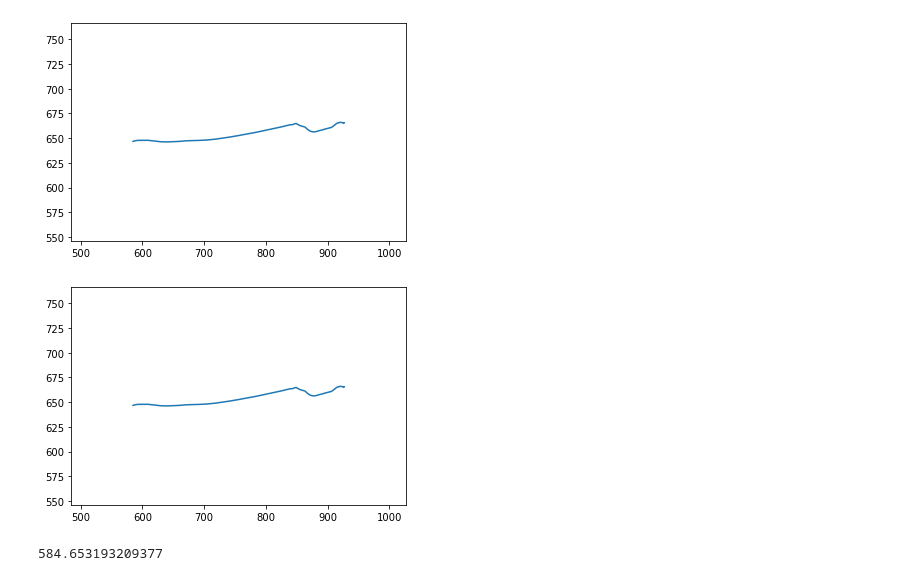
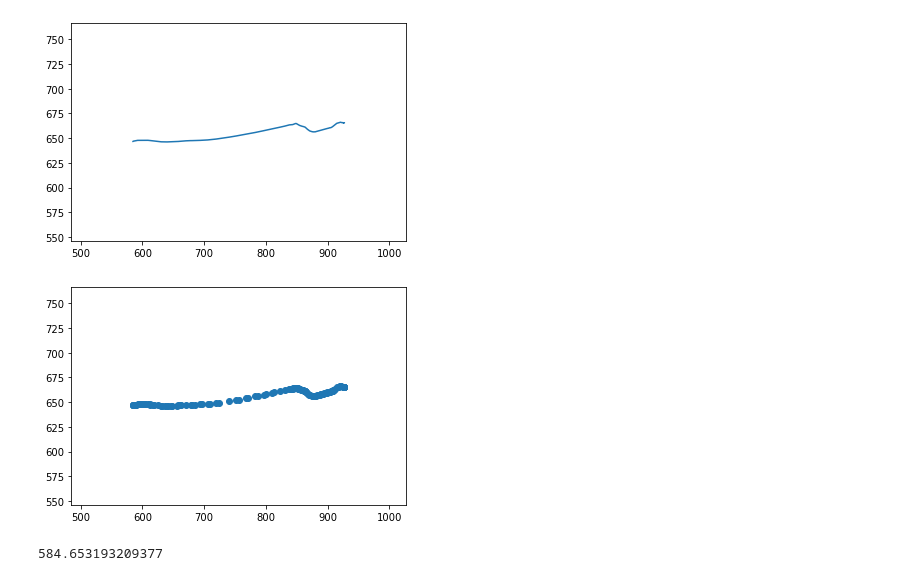
Before and after one commit to BabyBlue555/firstYear_semB_project, a Jupyter notebook: task4.ipynb, the cells around one changed output. Drawn from its saved outputs; the diff is of its cells as text; code cells hidden in the pictures.

```diff
--- a/task4.ipynb
+++ b/task4.ipynb
@@ -114,0 +370,6 @@ TypeError: object of type 'NoneType' has no len()
+# %%
+df['Time_Test_datetime']=pd.to_datetime(df[' Time'])
+# call the func
+# df['Time_Test']=df[' Time']
+df['Time_Test_str']=convert_to_str(df)
+df
@@ -169,11 +438,11 @@ plt.show()
 # %%
 plt.xlim(min(df['X'])-100,max(df['X'])+100)
 plt.ylim(min(df[' Y'])-100,max(df[' Y'])+100)
-plt.plot(df['X'],df[' Y'])
+plt.scatter(df['X'],df[' Y'])
 # plt.scatter(df['X'],df[' Y'],df[' Time'])
 plt.show()
 # %% [output]
-[figure, old version]
+[figure, new version]
 # %%
 # x = df['X']
 # y = df[' Y']
```
Also changed, not shown: parts of 61 cells of this notebook.
